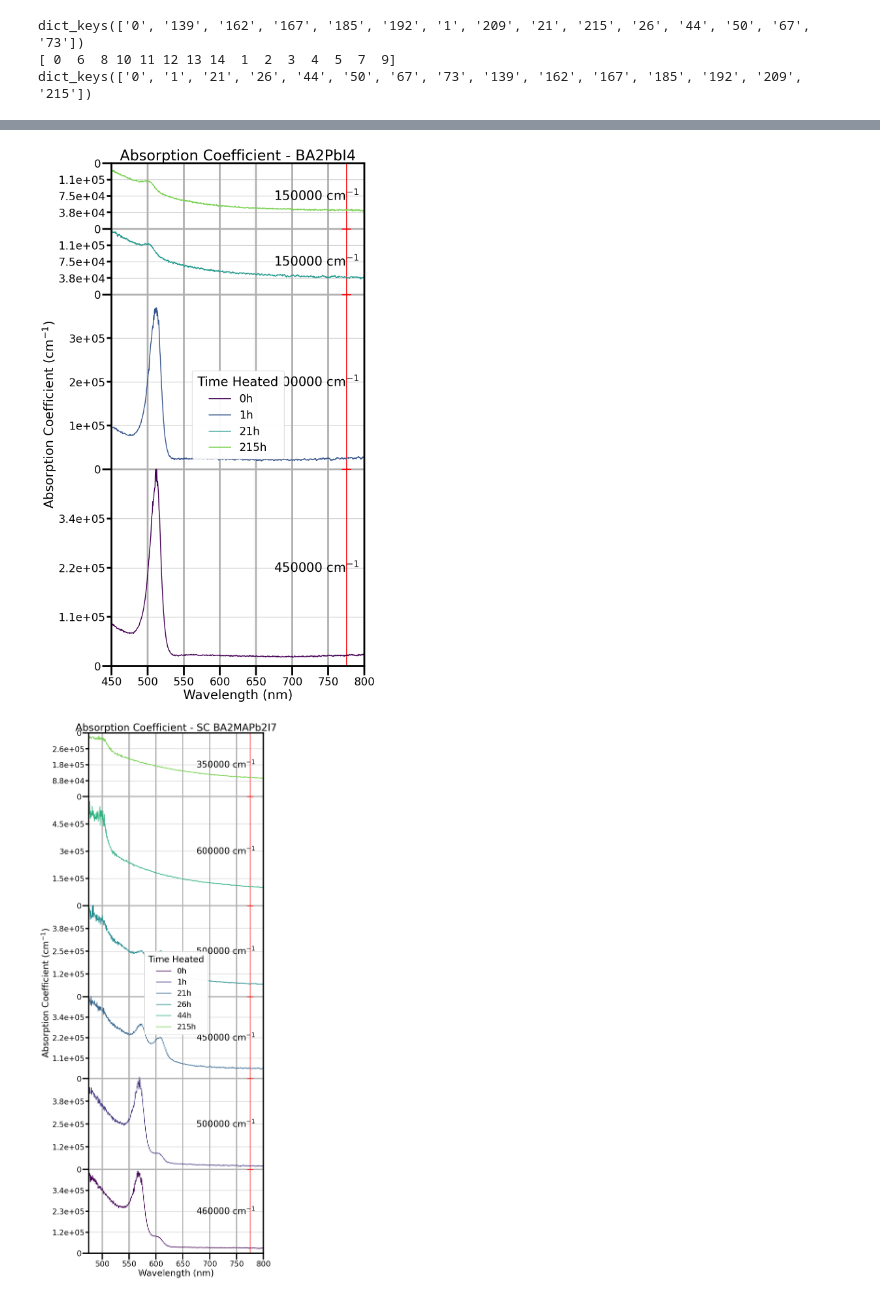
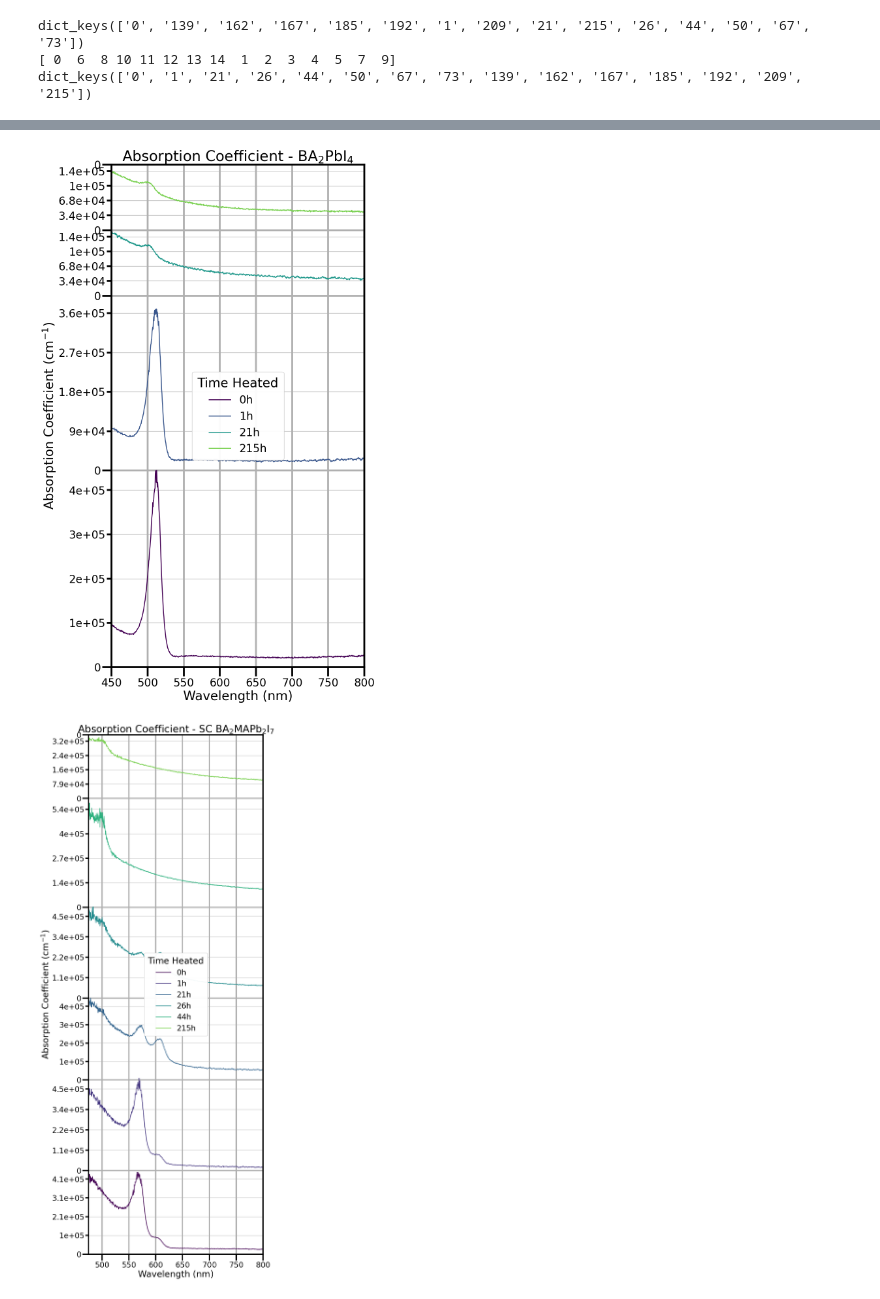
Before and after one commit to Phb22rr/4th-year-project, a Jupyter notebook: UV-Vis Plots.ipynb, the cells around one changed output, grey strips where cells are left out. Drawn from its saved outputs; the diff is of its cells as text; code cells hidden in the pictures.

```diff
--- a/UV-Vis Plots.ipynb
+++ b/UV-Vis Plots.ipynb
@@ -172,10 +186,10 @@ def text_and_plot_stuff(figsize=(10,20), line_width=4, font_size=28, i=0):
     for spine in ["bottom", "left", "top", "right"]:
         ax.spines[spine].set_linewidth(line_width)
 
-    plt.grid(which='major', axis="y", linewidth=line_width)
-    plt.grid(which='minor', axis="y", linewidth=line_width/4)
-    plt.grid(which='major', axis="x", linewidth=line_width)
-    plt.grid(which='minor', axis="x", linewidth=line_width/4)
+    plt.grid(which='major', axis="y", linewidth=line_width/2)
+    #plt.grid(which='minor', axis="y", linewidth=line_width/4)
+    #plt.grid(which='major', axis="x", linewidth=line_width)
+    #plt.grid(which='minor', axis="x", linewidth=line_width/4)
     return fig, ax
 
 def set_y_ticks(ax, y_jumps):
@@ -187,7 +201,7 @@ def set_y_ticks(ax, y_jumps):
     ax.set_yticks(major_positions, ["0"] * (levels + 1))
 
     # fractions for minor ticks inside each block
-    fractions = [0.25, 0.5, 0.75]
+    fractions = [5/24, 5/12, 15/24, 10/12]
 
     minor_positions = []
     minor_labels = []
@@ -196,11 +210,17 @@ def set_y_ticks(ax, y_jumps):
         start = major_positions[idx]
         for f in fractions:
             minor_positions.append(start + f * jump)
-            minor_labels.append(format(f * jump, ".2g"))
+
+            if f == 10/12:
+                minor_labels.append(100)
+            else:
+                minor_labels.append(format(f * jump, ".2g"))
+
+        minor_labels = [str(i) for i in minor_labels]
 
     ax.set_yticks(minor_positions, minor_labels, minor=True)
 
-def add_scale_bars(ax, x_pos, y_jumps, color="red", line_width=4, x_displace=10, unit=""):
+def add_scale_bars(ax, x_pos, y_jumps, color="red", line_width=4, x_displace=10, unit="", sig_fig =2):
     cum = np.concatenate(([0], np.cumsum(y_jumps)))
     levels = len(y_jumps)
 
@@ -216,7 +236,10 @@ def add_scale_bars(ax, x_pos, y_jumps, color="red", line_width=4, x_displace=10,
             color=color,
             label="_nolegend_",
         )
-        ax.text(x_pos + x_displace, y_center, f"{jump} {unit}", va='center', label="_nolegend_")
+
+        formatted_jump = format_sig_fig(jump, sig_fig)
+
+        ax.text(x_pos + x_displace, y_center, f"{formatted_jump} {unit}", va='center', label="_nolegend_")
 
 def legend_setup():
     handles, labels = plt.gca().get_legend_handles_labels()
@@ -428,6 +466,7 @@ for i in [3, 4, 5]:
         y_jump = [460000, 500000, 450000, 500000, 600000, 350000]
     elif i == 5:
         y_jump = [725000, 540000, 400000, 250000]
+    y_jump = [120.100 * i for i in y_jump]
 
     fig, ax = text_and_plot_stuff(figsize=(10,20), line_width=4, font_size=28, i=i)
 
@@ -443,12 +482,12 @@ for i in [3, 4, 5]:
 
     #scale bar
     # scale bar using y_jump
-    if i == 3:
-        add_scale_bars(ax, x_pos=775, y_jumps=y_jump, unit="cm$^{-1}$", x_displace=-100)
-    elif i == 4:
-        add_scale_bars(ax, x_pos=775, y_jumps=y_jump, unit="cm$^{-1}$", x_displace=-100)
-    elif i == 5:
-        add_scale_bars(ax, x_pos=775, y_jumps=y_jump, unit="cm$^{-1}$", x_displace=-100)
+    #if i == 3:
+        #add_scale_bars(ax, x_pos=775, y_jumps=y_jump, unit="cm$^{-1}$", x_displace=-100, sig_fig =2)
+    #elif i == 4:
+        #add_scale_bars(ax, x_pos=775, y_jumps=y_jump, unit="cm$^{-1}$", x_displace=-100, sig_fig =2)
+    #elif i == 5:
+        #add_scale_bars(ax, x_pos=775, y_jumps=y_jump, unit="cm$^{-1}$", x_displace=-100, sig_fig =2)
 
     #if we want to disclude any graphs:
     times_indexs_not_to_plot = [3, 4, 5, 6, 7, 8, 9, 10, 11,12, 13]
@@ -488,35 +527,36 @@ for i in [3, 4, 5]:
         plt.ylim(0, y_value_to_start)#-50)
     elif i == 5:
         plt.ylim(0, y_value_to_start)#-25)
 
     #Just copy and paste this code in for all the other stuff we need to plot
     #recall the name of the material used
-    name = {3:"BA2PbI4", 4:"SC BA2MAPb2I7", 5:"PC BA2MAPb2I7"}[i]
+    name = {3:r"BA$_{2}$PbI$_{4}$", 4:r"SC BA$_{2}$MAPb$_{2}$I$_{7}$", 5:r"PC BA$_{2}$MAPb$_{2}$I$_{7}$"}[i]
 
     #finish the plots
     #fix, ax = plt.subplots(figsize = (1,2.5))
     #plt.ylim(0, 100)
     if i == 3 or i == 5:
         plt.xlim(450, 800)
     else:
         plt.xlim(475, 800)
 
     plt.title(f"Absorption Coefficient - {name}")
     plt.xlabel(r"Wavelength (nm)")
     plt.ylabel("Absorption Coefficient (cm$^{-1}$)")
 
     #this si the stuff ot make the doubel legend box
     handles, labels, order = legend_setup()
 
     Plot_legend = plt.legend(np.array(handles)[order], np.array(labels)[order], loc="best", title="Time Heated", borderpad=0.5)
     plt.gca().add_artist(Plot_legend)
 
     #savign the graphs
-    vector_image = os.path.join(r"A:\Y4 Project code\Graphs", f"{name} Transmission.svg")
-    png_image = os.path.join(r"A:\Y4 Project code\Graphs", f"{name} Transmission.png")
+    name = {3:"BA2PbI4", 4:"SC BA2MAPb2I7", 5:"PC BA2MAPb2I7"}[i]
+    vector_image = os.path.join(r"A:\Y4 Project code\Graphs", f"{name} AbsCO.svg")
+    png_image = os.path.join(r"A:\Y4 Project code\Graphs", f"{name} AbsCO.png")
     plt.savefig(vector_image, bbox_inches='tight')
     plt.savefig(png_image, dpi=300, bbox_inches='tight')
     plt.show()
 # %% [output]
-[figure, old version]
+[figure, new version]
-[figure, old version]
+[figure, new version]
```
Also changed, not shown: parts of 5 cells of this notebook.
